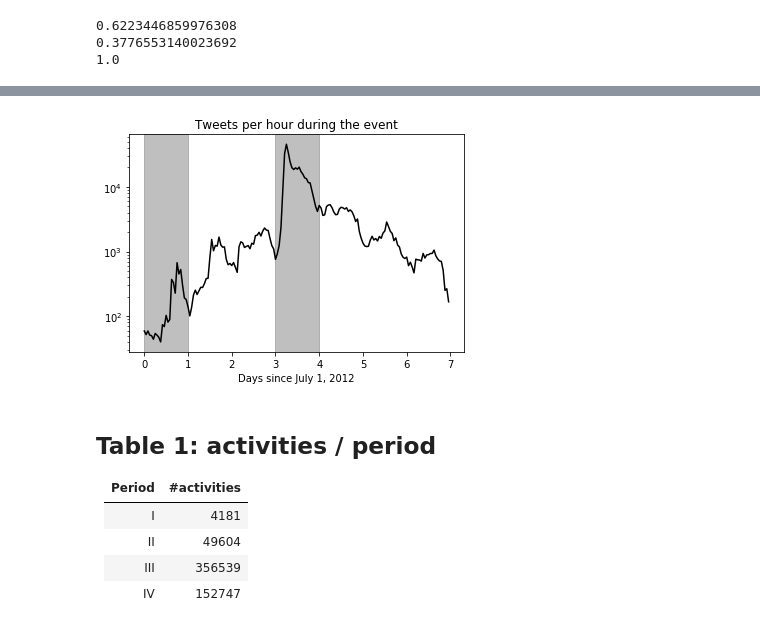
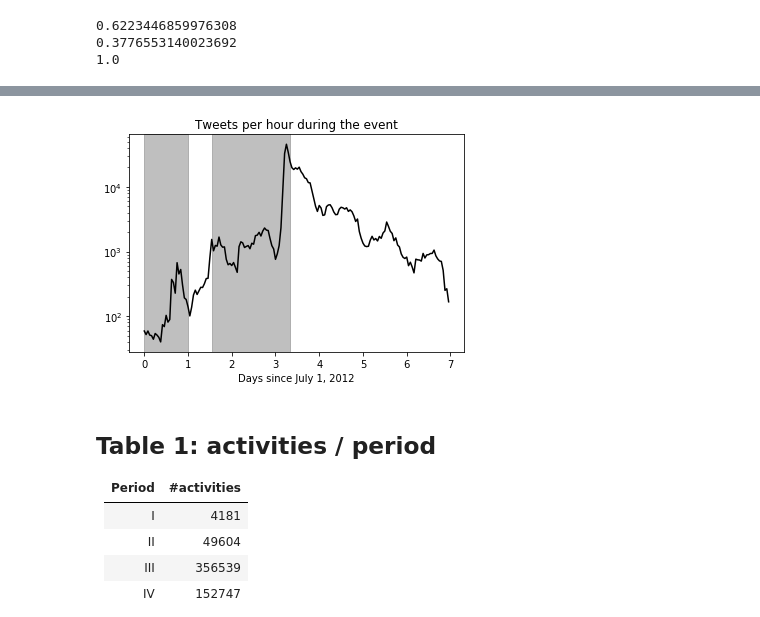
Before and after one commit to gudbrandtandberg/HiggsTweet, a Jupyter notebook: Action_Log_Analysis.ipynb, the cells around one changed output, grey strips where cells are left out. Saved outputs shown, nothing was run; the diff lists cells and outputs as text; code cells hidden in the pictures.

Commit message:
Periods now uses timestamps instead of dates which gives more accurate numbers. Updated tweetsperhour graph and table to reflect the new numbers.

```diff
--- a/Action_Log_Analysis.ipynb
+++ b/Action_Log_Analysis.ipynb
@@ -39,3 +39,20 @@ print((fr + u)/tot)
 0.6223446859976308
 0.3776553140023692
 1.0
+# %%
+log = pd.read_csv("./Data/higgs-activity_time.txt", delimiter=" ", index_col="time")
+period_1_from, period_1_to = 0, 1341187199 # 1st July 23:59:59 GMT
+period_2_from = period_1_to + 1
+period_2_to = 1341233999                   # 2nd July 12:59:59 GMT
+period_3_from = period_2_to + 1
+period_3_to = 1341388799                   # 3rd July 23:59:59 GMT
+period_4_from = period_3_to + 1
+period_4_to = 9999999999                   # Heat death
+
+p1 = log.truncate(before=period_1_from, after=period_1_to).shape[0]
+p2 = log.truncate(before=period_2_from, after=period_2_to).shape[0]
+p3 = log.truncate(before=period_3_from, after=period_3_to).shape[0]
+p4 = log.truncate(before=period_4_from, after=period_4_to).shape[0]
+
+
+print(p1, p2, p3, p4)
@@ -106,32 +111,32 @@ time
 # %%
 """Make plot of tweets/hour"""
 
 import matplotlib.dates as mdates
 
 tmin = log.index.min()
 tmax = log.index.max()
 
-dt = datetime.timedelta(hours=1.0)
+dt = 3600 #datetime.timedelta(hours=1.0)
 T = []
 t = tmin
 tweets_per_hour = []
 while t < tmax:
-    tweets_per_hour.append(log[t:t+dt].shape[0])
+    tweets_per_hour.append(log.truncate(before=t, after=t+dt).shape[0])
     T.append(t)
     t += dt
-T = mdates.date2num(T); T = T - T[0]
+T = T - T[0]
 
 (fig, ax) = plt.subplots()
 ax.semilogy(T, tweets_per_hour, color="k")
-ax.axvspan(0, s1, alpha=0.5, color='grey')
-ax.axvspan(s2, s3, alpha=0.5, color='grey')
+ax.axvspan(0, period_1_to-tmin, alpha=0.5, color='grey')
+ax.axvspan(period_3_from-tmin, period_3_to-tmin, alpha=0.5, color='grey')
 plt.title("Tweets per hour during the event")
 plt.xlabel("Days since July 1, 2012")
-plt.xticks(np.arange(8))
-#plt.savefig("Report/Figures/tweetsperhour.png")
+plt.xticks(np.arange(8)*3600*24, np.arange(8))
+plt.savefig("Report/Figures/tweetsperhour.png")
 plt.show()
 # %% [output]
-[figure, old version]
+[figure, new version]
 # %% [markdown]
 ## Table 1: activities / period
 | Period | #activities |
```
Also changed, not shown: parts of 2 cells of this notebook, 3 other files.
